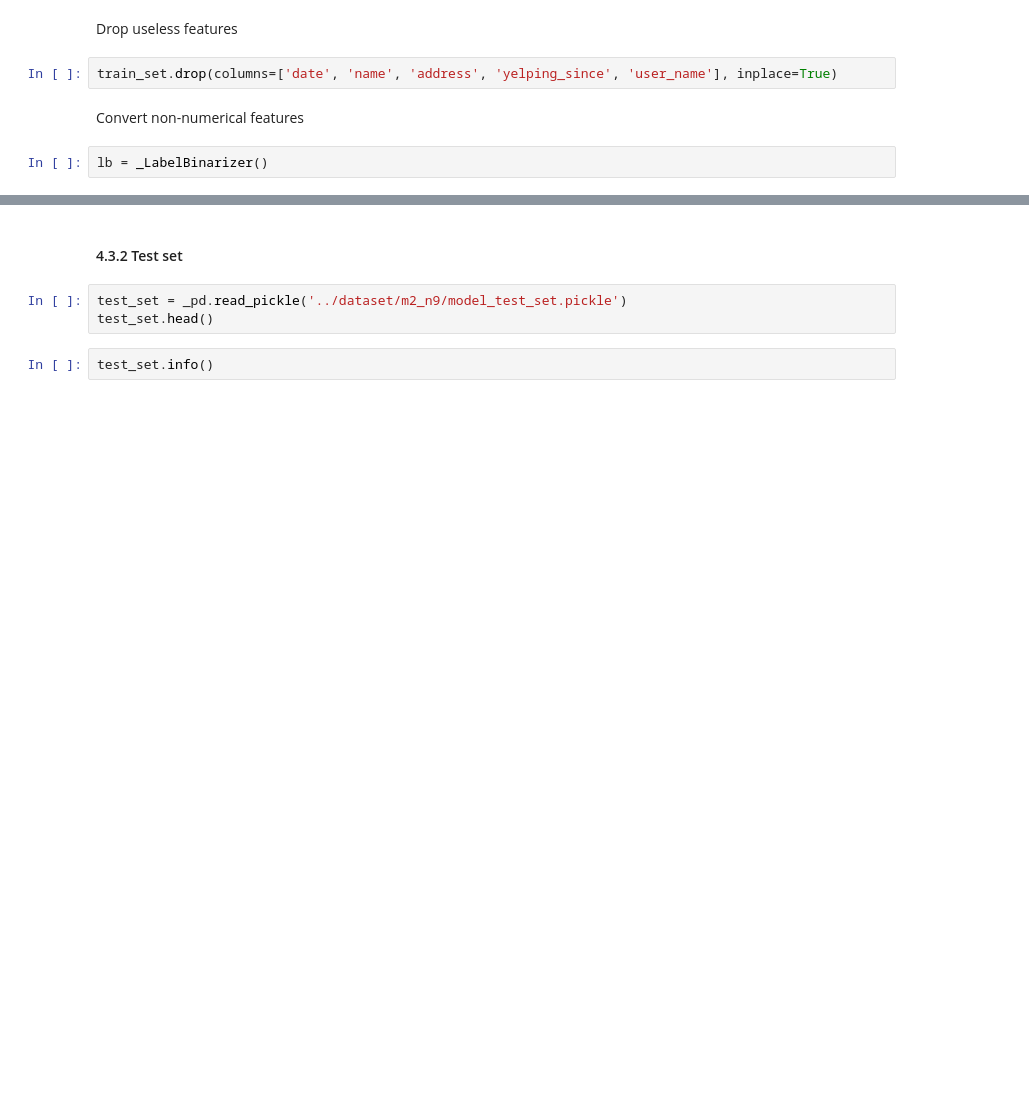
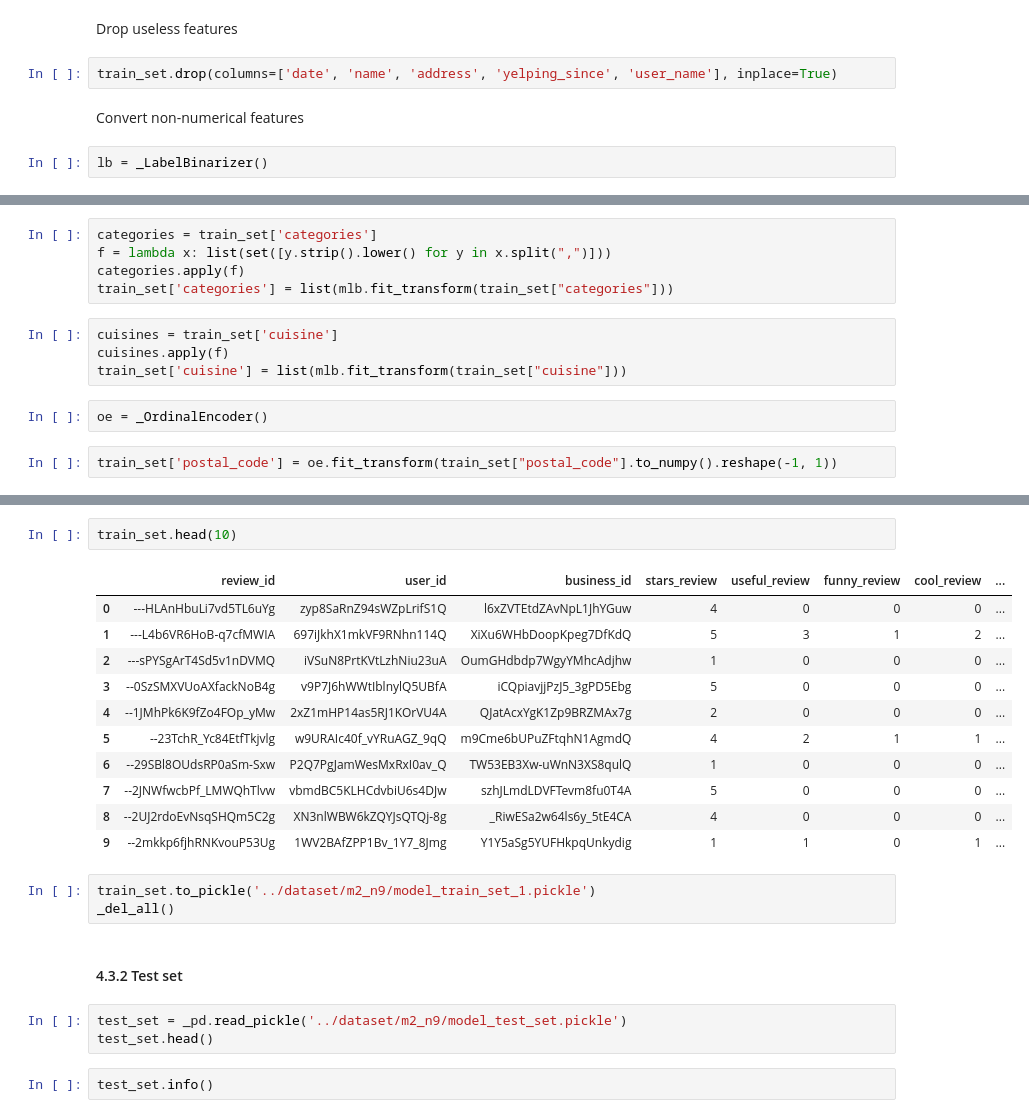
Before and after one commit to GioFic95/restaurant-recommendation-system, a Jupyter notebook: src/main_notebook-multiprocess.ipynb, the cells around one changed output, grey strips where cells are left out. Drawn from its saved outputs; the diff is of its cells as text; blank space fills up the shorter version.

```diff
--- a/src/main_notebook-multiprocess.ipynb
+++ b/src/main_notebook-multiprocess.ipynb
@@ -1418,0 +1454,13 @@ train_set['WiFi'] = lb.fit_transform(wifi)
+# %%
+categories = train_set['categories']
+f = lambda x: list(set([y.strip().lower() for y in x.split(",")]))
+categories.apply(f)
+train_set['categories'] = list(mlb.fit_transform(train_set["categories"]))
+# %%
+cuisines = train_set['cuisine']
+cuisines.apply(f)
+train_set['cuisine'] = list(mlb.fit_transform(train_set["cuisine"]))
+# %%
+oe = _OrdinalEncoder()
+# %%
+train_set['postal_code'] = oe.fit_transform(train_set["postal_code"].to_numpy().reshape(-1, 1))
@@ -1419,3 +1489,20 @@ train_set['WiFi'] = lb.fit_transform(wifi)
+# %%
+train_set.head(10)
+# %% [output]
+|  | review_id | user_id | business_id | stars_review | useful_review | funny_review | cool_review | ... |
+| 0 | ---HLAnHbuLi7vd5TL6uYg | zyp8SaRnZ94sWZpLrifS1Q | l6xZVTEtdZAvNpL1JhYGuw | 4 | 0 | 0 | 0 | ... |
+| 1 | ---L4b6VR6HoB-q7cfMWIA | 697iJkhX1mkVF9RNhn114Q | XiXu6WHbDoopKpeg7DfKdQ | 5 | 3 | 1 | 2 | ... |
+| 2 | ---sPYSgArT4Sd5v1nDVMQ | iVSuN8PrtKVtLzhNiu23uA | OumGHdbdp7WgyYMhcAdjhw | 1 | 0 | 0 | 0 | ... |
+| 3 | --0SzSMXVUoAXfackNoB4g | v9P7J6hWWtIblnylQ5UBfA | iCQpiavjjPzJ5_3gPD5Ebg | 5 | 0 | 0 | 0 | ... |
+| 4 | --1JMhPk6K9fZo4FOp_yMw | 2xZ1mHP14as5RJ1KOrVU4A | QJatAcxYgK1Zp9BRZMAx7g | 2 | 0 | 0 | 0 | ... |
+| 5 | --23TchR_Yc84EtfTkjvlg | w9URAIc40f_vYRuAGZ_9qQ | m9Cme6bUPuZFtqhN1AgmdQ | 4 | 2 | 1 | 1 | ... |
+| 6 | --29SBl8OUdsRP0aSm-Sxw | P2Q7PgJamWesMxRxI0av_Q | TW53EB3Xw-uWnN3XS8qulQ | 1 | 0 | 0 | 0 | ... |
+| 7 | --2JNWfwcbPf_LMWQhTlvw | vbmdBC5KLHCdvbiU6s4DJw | szhJLmdLDVFTevm8fu0T4A | 5 | 0 | 0 | 0 | ... |
+| 8 | --2UJ2rdoEvNsqSHQm5C2g | XN3nlWBW6kZQYJsQTQj-8g | _RiwESa2w64ls6y_5tE4CA | 4 | 0 | 0 | 0 | ... |
+| 9 | --2mkkp6fjhRNKvouP53Ug | 1WV2BAfZPP1Bv_1Y7_8Jmg | Y1Y5aSg5YUFHkpqUnkydig | 1 | 1 | 0 | 1 | ... |
+# %%
+train_set.to_pickle('../dataset/m2_n9/model_train_set_1.pickle')
+_del_all()
 # %% [markdown]
 #### 4.3.2 Test set
 # %%
```
Also changed, not shown: parts of 25 cells of this notebook.
